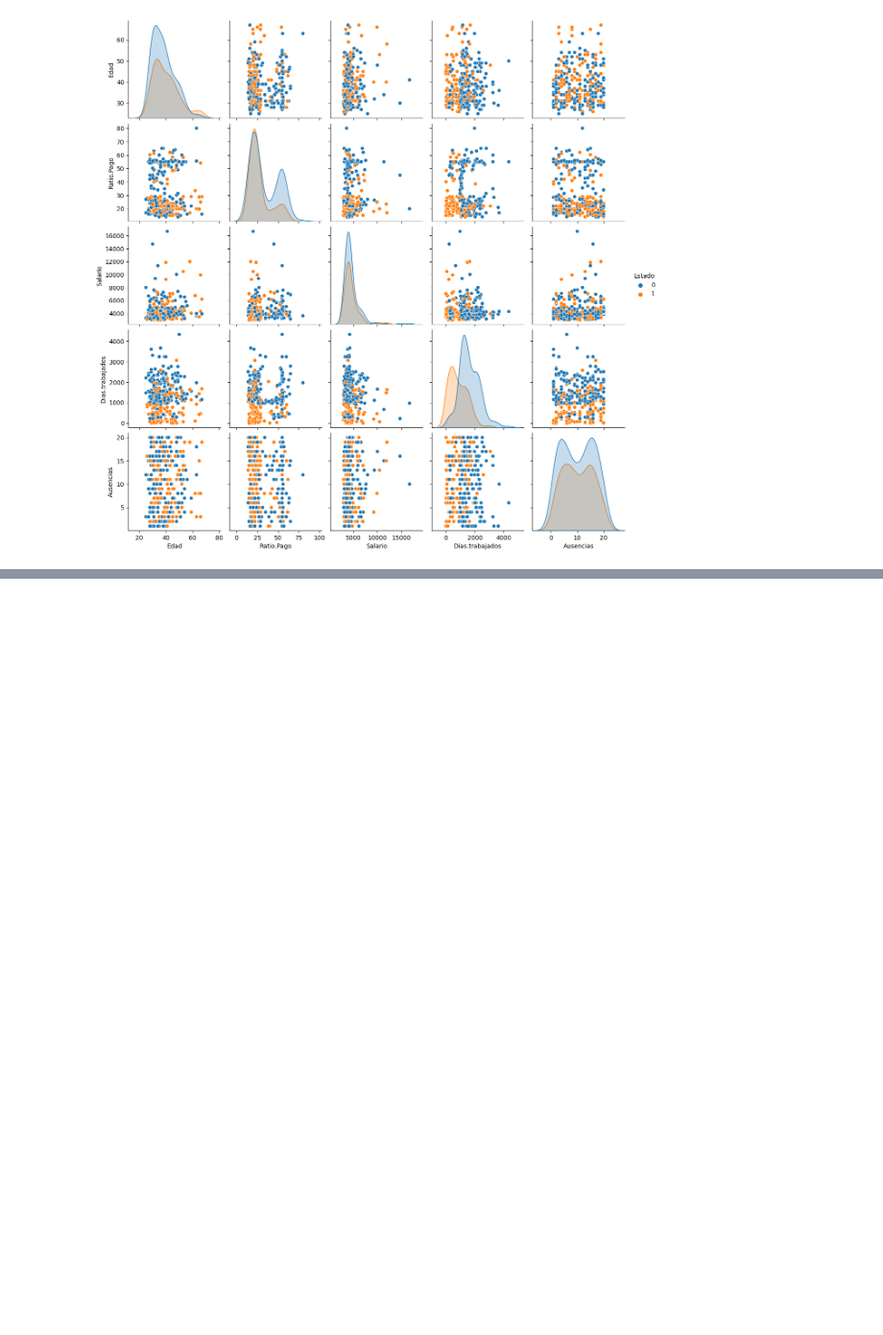
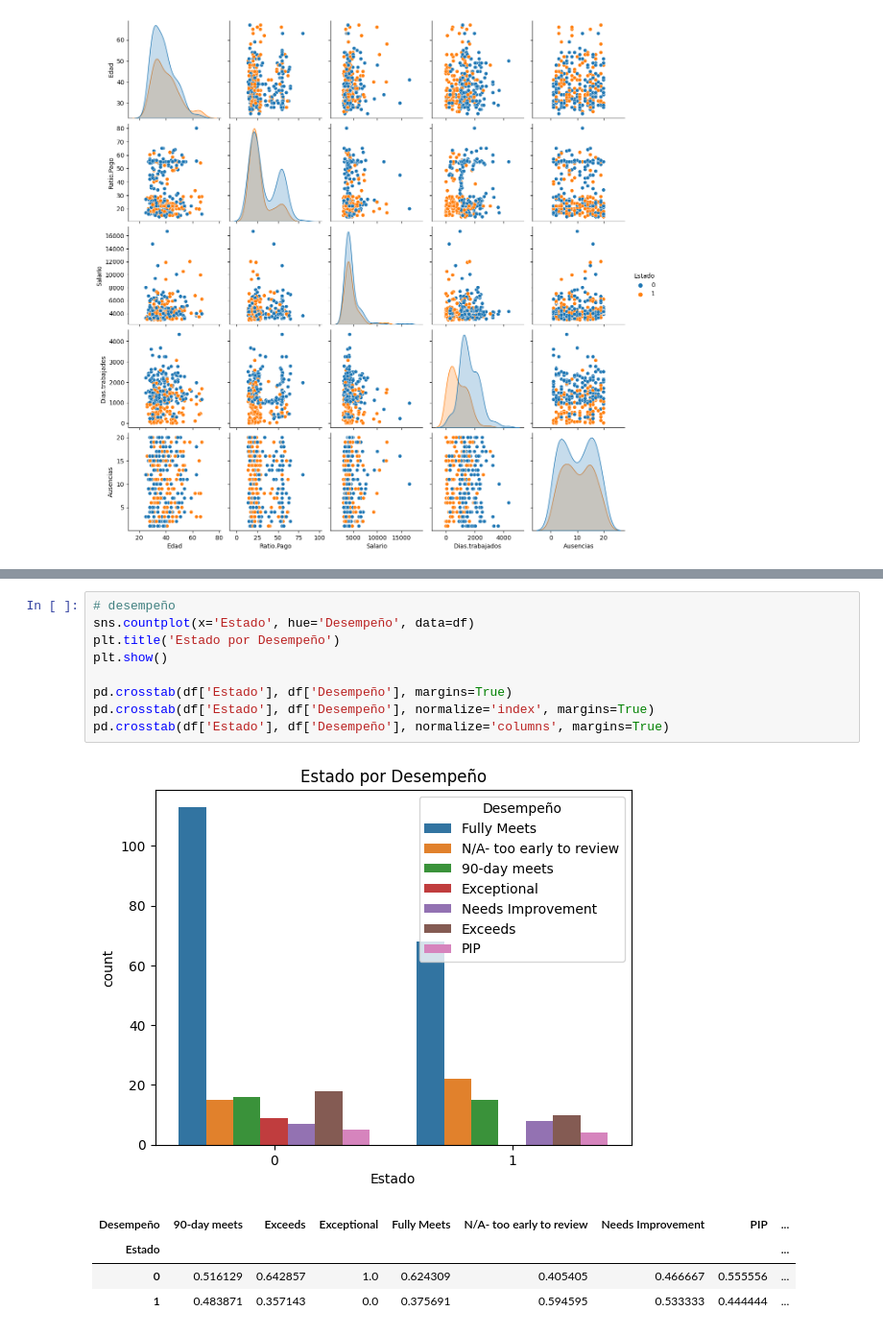
Before and after one commit to lreyessandoval/ciencia-de-datos-2023, a Jupyter notebook: modulo-#5/ejercicio-#4/ejercicio-4.ipynb, the cells around one changed output, grey strips where cells are left out. Shown at 96% size. Saved outputs shown, nothing was run; the diff lists cells and outputs as text; blank space fills up the shorter version.

```diff
--- a/modulo-#5/ejercicio-#4/ejercicio-4.ipynb
+++ b/modulo-#5/ejercicio-#4/ejercicio-4.ipynb
@@ -139,0 +174,15 @@ plt.show()
+# %%
+# desempeño
+sns.countplot(x='Estado', hue='Desempeño', data=df)
+plt.title('Estado por Desempeño')
+plt.show()
+
+pd.crosstab(df['Estado'], df['Desempeño'], margins=True)
+pd.crosstab(df['Estado'], df['Desempeño'], normalize='index', margins=True)
+pd.crosstab(df['Estado'], df['Desempeño'], normalize='columns', margins=True)
+# %% [output]
+[figure, added]
+| Desempeño | 90-day meets | Exceeds | Exceptional | Fully Meets | N/A- too early to review | Needs Improvement | PIP | ... |
+| Estado |  |  |  |  |  |  |  | ... |
+| 0 | 0.516129 | 0.642857 | 1.0 | 0.624309 | 0.405405 | 0.466667 | 0.555556 | ... |
+| 1 | 0.483871 | 0.357143 | 0.0 | 0.375691 | 0.594595 | 0.533333 | 0.444444 | ... |
```
Also changed, not shown: parts of 11 cells of this notebook, 8 other files.
